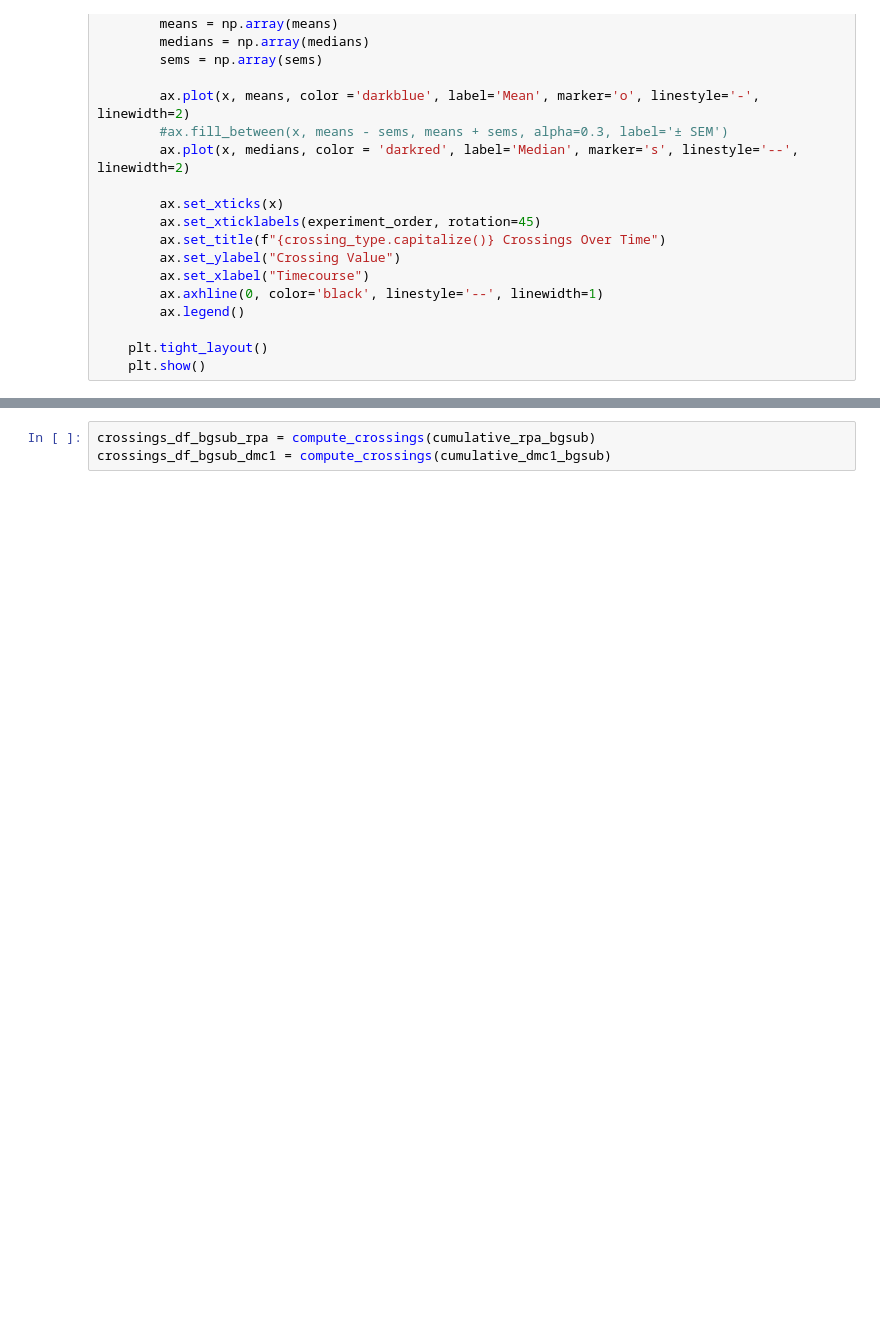
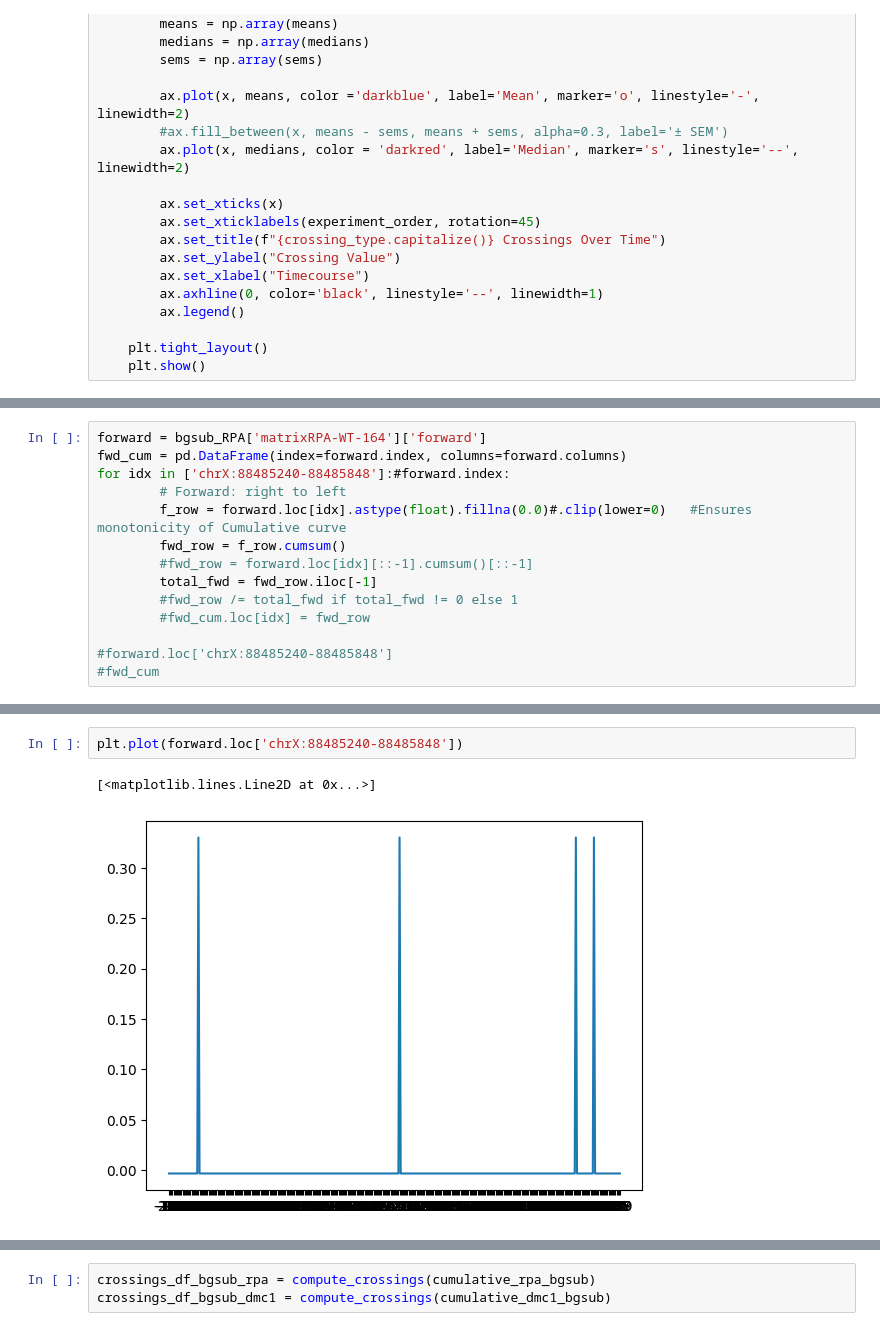
Before and after one commit to IvanDiTerlizzi/MeiosisProject, a Jupyter notebook: Analysis_Cleaned_Final.ipynb, the cells around one changed output, grey strips where cells are left out. Drawn from its saved outputs; the diff is of its cells as text; blank space fills up the shorter version.

```diff
--- a/Analysis_Cleaned_Final.ipynb
+++ b/Analysis_Cleaned_Final.ipynb
@@ -610,0 +746,14 @@ plot_overlayed_cumulative(cumulative_dmc1_bgsub, experiment_order_dmc1)
+# %%
+forward = bgsub_RPA['matrixRPA-WT-164']['forward']
+fwd_cum = pd.DataFrame(index=forward.index, columns=forward.columns)
+for idx in ['chrX:88485240-88485848']:#forward.index:
+        # Forward: right to left
+        f_row = forward.loc[idx].astype(float).fillna(0.0)#.clip(lower=0)   #Ensures monotonicity of Cumulative curve
+        fwd_row = f_row.cumsum()
+        #fwd_row = forward.loc[idx][::-1].cumsum()[::-1]
+        total_fwd = fwd_row.iloc[-1]
+        #fwd_row /= total_fwd if total_fwd != 0 else 1
+        #fwd_cum.loc[idx] = fwd_row
+
+#forward.loc['chrX:88485240-88485848']
+#fwd_cum
@@ -610,0 +790,5 @@ plot_overlayed_cumulative(cumulative_dmc1_bgsub, experiment_order_dmc1)
+# %%
+plt.plot(forward.loc['chrX:88485240-88485848'])
+# %% [output]
+[<matplotlib.lines.Line2D at 0x...>]
+[figure, added]
```
Also changed, not shown: parts of 52 cells of this notebook, 47 other files.
